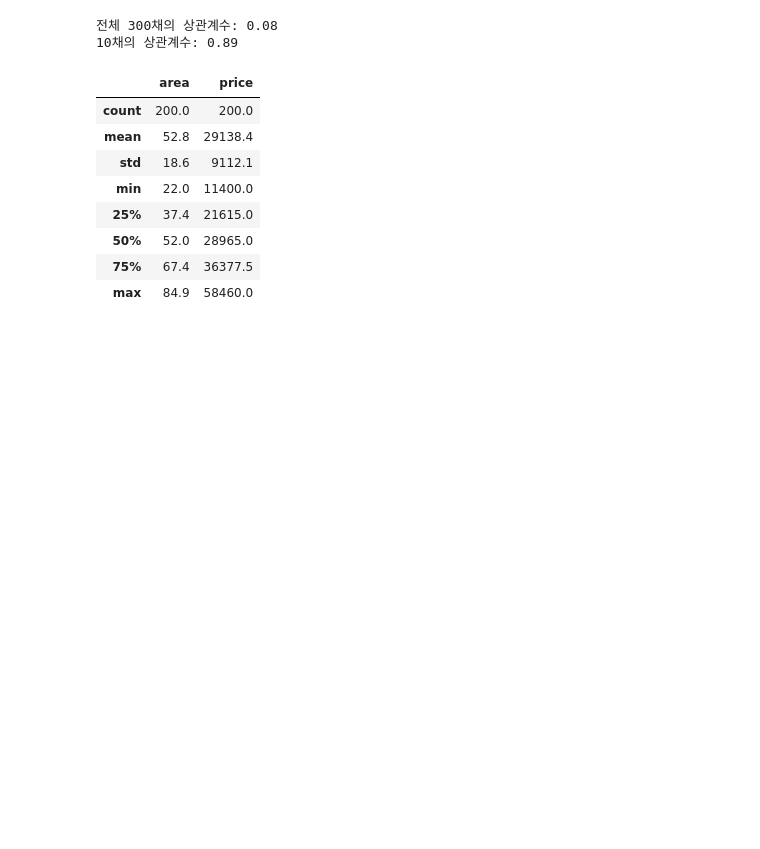
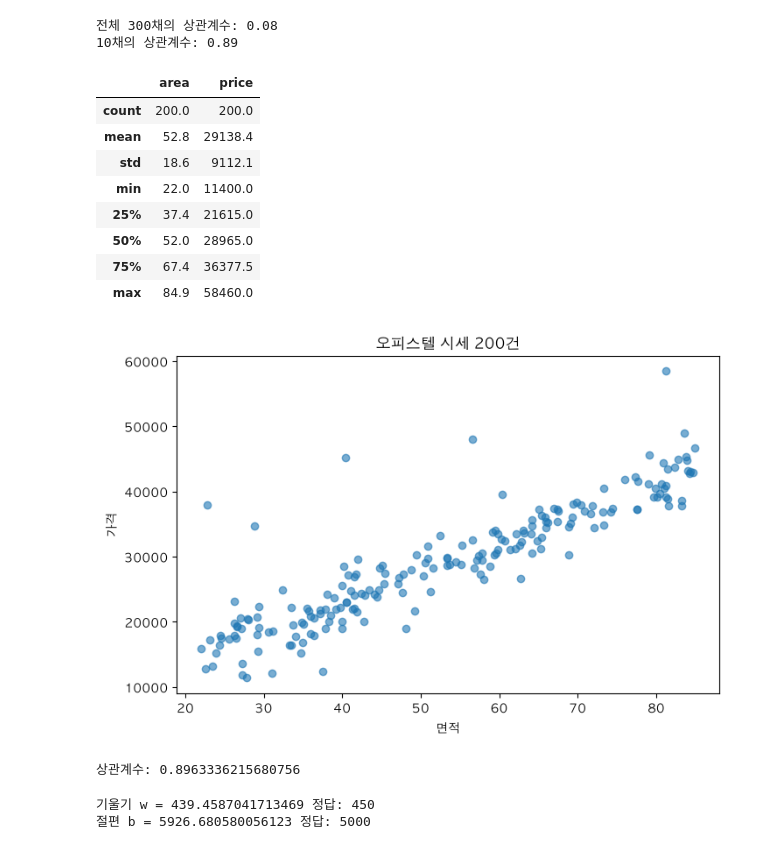
Before and after one commit to IndieGameMaker/kant_ml, a Jupyter notebook: 02_ml.ipynb, the cells around one changed output. Cells and saved outputs as stored; diff of their text form; code cells hidden in the pictures; blank space fills up the shorter version.

```diff
--- a/02_ml.ipynb
+++ b/02_ml.ipynb
@@ -96,0 +100,32 @@ office.describe().round(1)
+# %%
+# 산점도 차트
+# 캔버스(Figure) 생성
+plt.figure(figsize=(8,5))
+# 산점도 차트
+plt.scatter(office["area"], office["price"], alpha=0.6)
+# 타이틀과 x, y 레이블
+plt.title("오피스텔 시세 200건")
+plt.xlabel("면적")
+plt.ylabel("가격")
+plt.show()
+
+print("상관계수:", office["area"].corr(office["price"]) )
+# %% [output]
+[figure, added]
+상관계수: 0.8963336215680756
+# %%
+from sklearn.linear_model import LinearRegression
+
+X = office[["area"]]
+y = office["price"]
+
+# 선형 회귀 모델 만들기
+model = LinearRegression()
+# 학습 : X(입력) , y(정답)
+model.fit(X, y)
+
+print(f"기울기 w = {model.coef_[0]} 정답: 450")
+print(f"절편 b = {model.intercept_} 정답: 5000")
+# %% [output]
+기울기 w = 439.4587041713469 정답: 450
+절편 b = 5926.680580056123 정답: 5000
```
Also changed, not shown: parts of 1 cell of this notebook, 3 other files.
